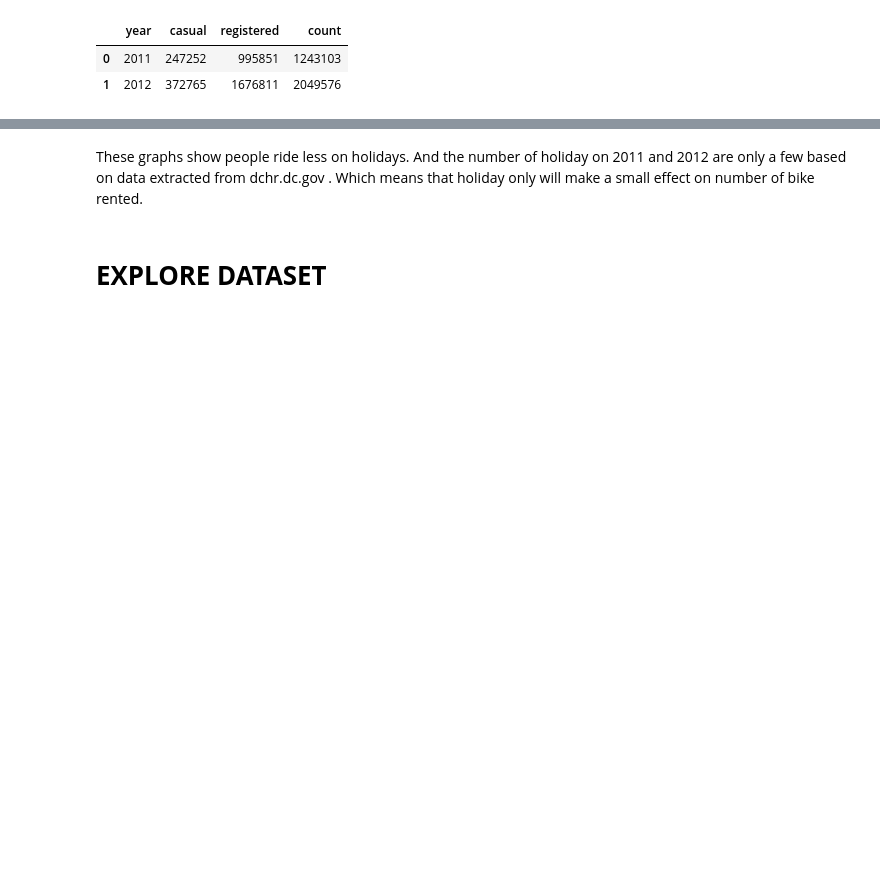
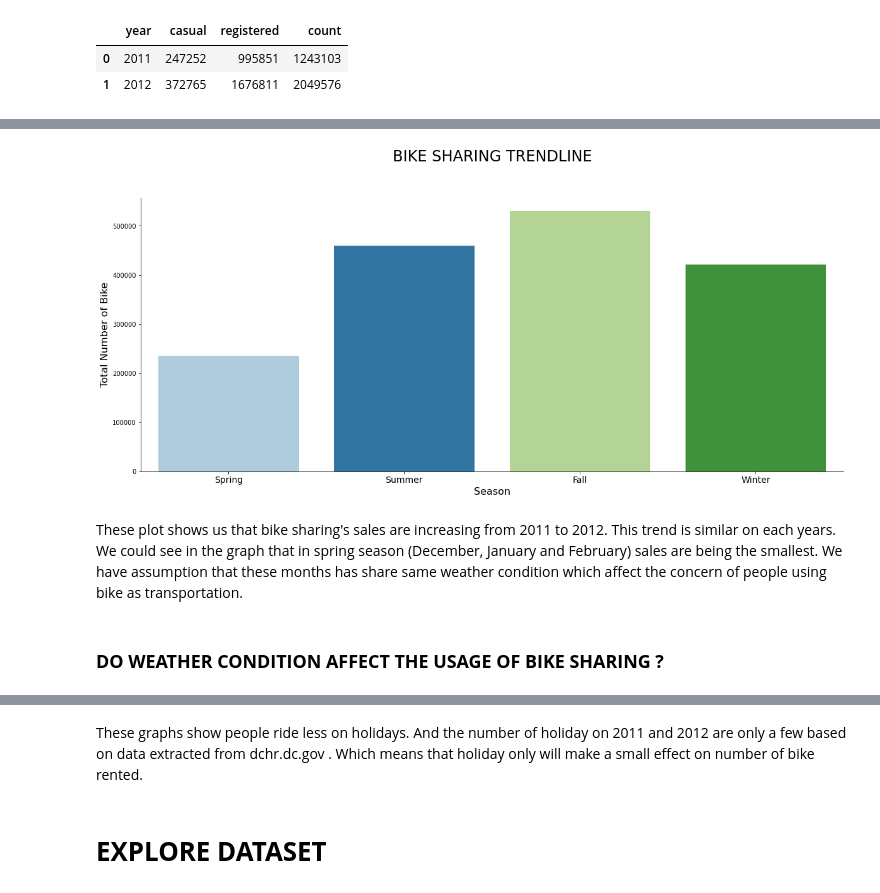
Before and after one commit to taufanadhi93/Bike_Sharing_Prediction, a Jupyter notebook: 03.EDA.ipynb, the cells around one changed output, grey strips where cells are left out. Cells and saved outputs as stored; diff of their text form; code cells hidden in the pictures; blank space fills up the shorter version.

```diff
--- a/03.EDA.ipynb
+++ b/03.EDA.ipynb
@@ -944,0 +257,17 @@ plt.show()
+# %%
+fig, ax = plt.subplots(figsize=(20,8))
+
+sns.barplot(data = bike_season, x='season',y='count',ci=None,palette='Paired')
+sns.despine(top=True, right=True, left=False, bottom=False)
+plt.xlabel('Season', size = 16)
+plt.ylabel('Total Number of Bike', size = 16)
+plt.xticks(size=14)
+plt.title('BIKE SHARING TRENDLINE', size=24, y=1.12)
+
+plt.show()
+# %% [output]
+[figure, added]
+# %% [markdown]
+These plot shows us that bike sharing's sales are increasing from 2011 to 2012. This trend is similar on each years. We could see in the graph that in spring season (December, January and February) sales are being the smallest. We have assumption that these months has share same weather condition which affect the concern of people using bike as transportation.
+# %% [markdown]
+### **DO WEATHER CONDITION AFFECT THE USAGE OF BIKE SHARING ?**
```
Also changed, not shown: parts of 109 cells of this notebook.
